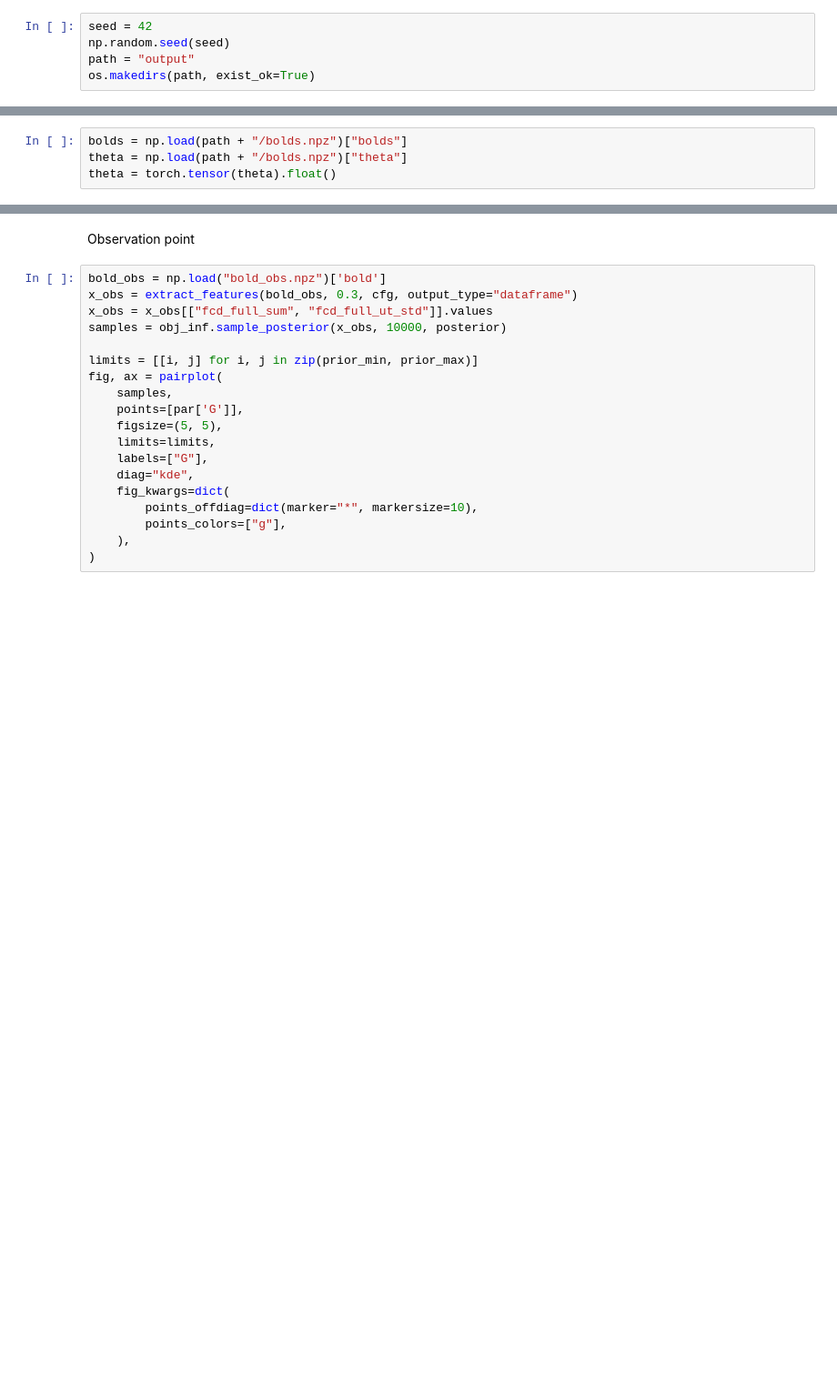
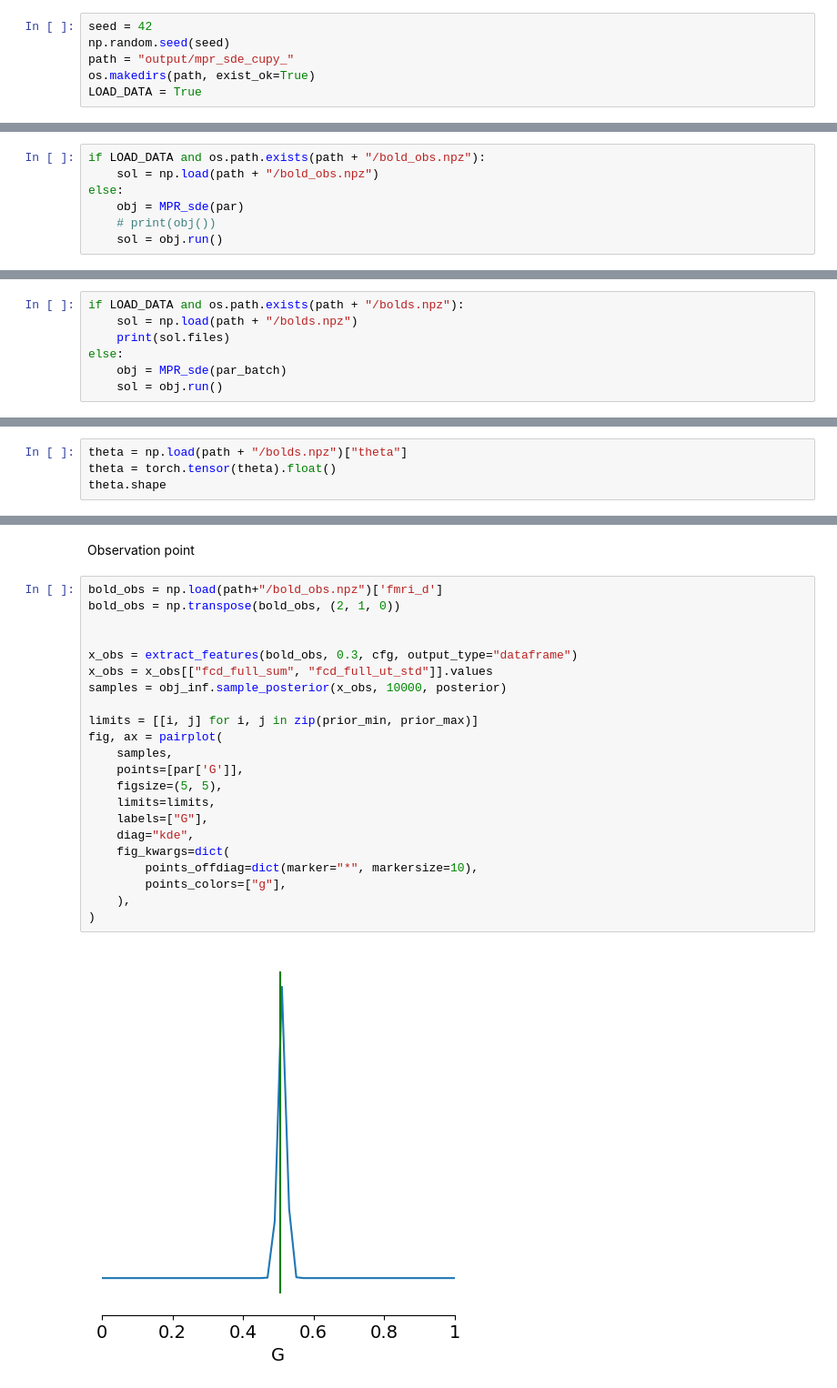
Before and after one commit to ins-amu/vbi, a Jupyter notebook: docs/examples/mpr_sde_cupy.ipynb, the cells around one changed output, grey strips where cells are left out. Shown at 91% size. Saved outputs shown, nothing was run; the diff lists cells and outputs as text; blank space fills up the shorter version.

Commit message:
fix notebook to run smoothly, add LOAD_DATA variable to avoid computation if simulation data is already available.

```diff
--- a/docs/examples/mpr_sde_cupy.ipynb
+++ b/docs/examples/mpr_sde_cupy.ipynb
@@ -22,8 +22,9 @@ warnings.filterwarnings("ignore")
 # %%
 seed = 42
 np.random.seed(seed)
-path = "output"
+path = "output/mpr_sde_cupy_"
 os.makedirs(path, exist_ok=True)
+LOAD_DATA = True
 # %%
 LABESSIZE = 10
 plt.rcParams['axes.labelsize'] = LABESSIZE
@@ -64,3 +63,10 @@ sol = obj.run()
+# %%
+if LOAD_DATA and os.path.exists(path + "/bold_obs.npz"):
+    sol = np.load(path + "/bold_obs.npz")
+else:
+    obj = MPR_sde(par)
+    # print(obj())
+    sol = obj.run()
 # %%
 rv_d = sol["rv_d"]
 rv_t = sol["rv_t"] / 1000
@@ -128,0 +141,7 @@ sol = obj.run()
+# %%
+if LOAD_DATA and os.path.exists(path + "/bolds.npz"):
+    sol = np.load(path + "/bolds.npz")
+    print(sol.files)
+else:
+    obj = MPR_sde(par_batch)
+    sol = obj.run()
@@ -139,4 +168,4 @@ print(f"fmri_t.shape = {fmri_t.shape}")
 # %%
-bolds = np.load(path + "/bolds.npz")["bolds"]
 theta = np.load(path + "/bolds.npz")["theta"]
 theta = torch.tensor(theta).float()
+theta.shape
@@ -195,21 +250,26 @@ posterior = obj_inf.train(theta, X, prior=prior, num_threads=4)
 # %% [markdown]
 Observation point
 # %%
-bold_obs = np.load("bold_obs.npz")['bold']
+bold_obs = np.load(path+"/bold_obs.npz")['fmri_d']
+bold_obs = np.transpose(bold_obs, (2, 1, 0))
+
+
 x_obs = extract_features(bold_obs, 0.3, cfg, output_type="dataframe")
 x_obs = x_obs[["fcd_full_sum", "fcd_full_ut_std"]].values
 samples = obj_inf.sample_posterior(x_obs, 10000, posterior)
 
 limits = [[i, j] for i, j in zip(prior_min, prior_max)]
 fig, ax = pairplot(
     samples,
     points=[par['G']],
     figsize=(5, 5),
     limits=limits,
     labels=["G"],
     diag="kde",
     fig_kwargs=dict(
         points_offdiag=dict(marker="*", markersize=10),
         points_colors=["g"],
     ),
 )
+# %% [output]
+[figure, added]
```
Also changed, not shown: parts of 13 cells of this notebook.
